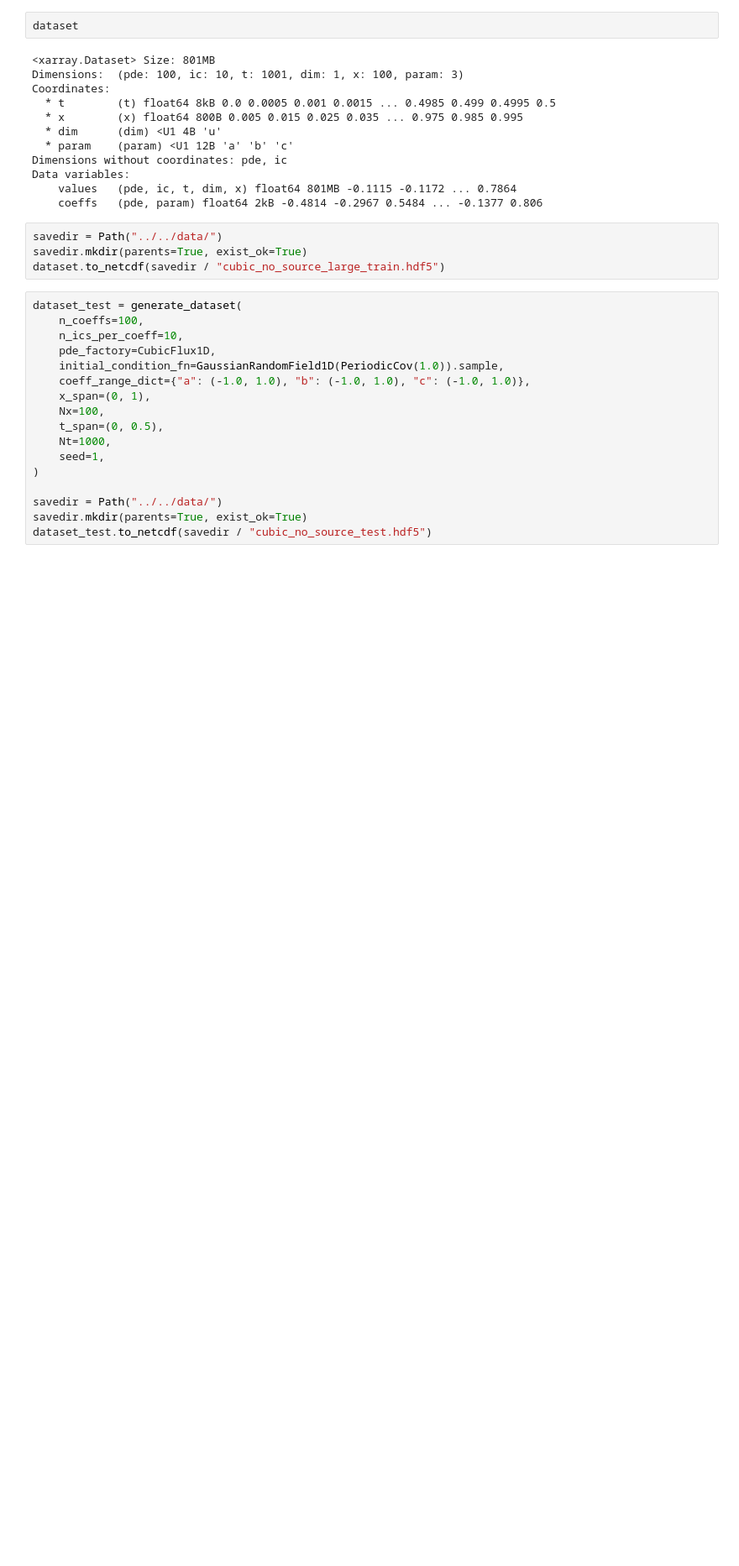
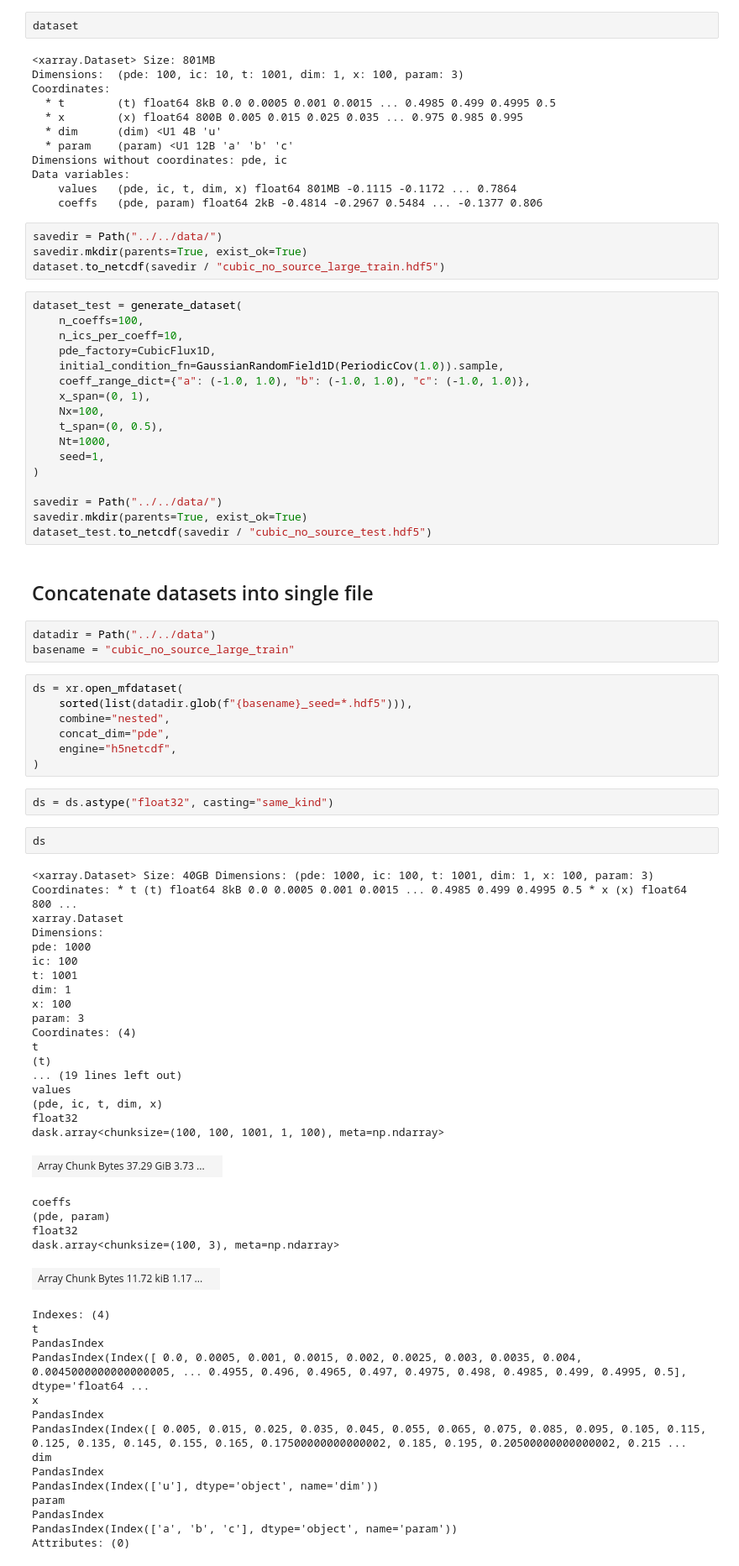
Before and after one commit to xx257xx/CONTEXT_FLUX_NO, a Jupyter notebook: notebooks/data_generation/cubic_flux_1D.ipynb, the cells around one changed output. Shown at 84% size. Cells and saved outputs as stored; diff of their text form; blank space fills up the shorter version.

```diff
--- a/notebooks/data_generation/cubic_flux_1D.ipynb
+++ b/notebooks/data_generation/cubic_flux_1D.ipynb
@@ -74,3 +73,57 @@ dataset_test = generate_dataset(
 savedir = Path("../../data/")
 savedir.mkdir(parents=True, exist_ok=True)
 dataset_test.to_netcdf(savedir / "cubic_no_source_test.hdf5")
+# %% [markdown]
+## Concatenate datasets into single file
+# %%
+datadir = Path("../../data")
+basename = "cubic_no_source_large_train"
+# %%
+ds = xr.open_mfdataset(
+    sorted(list(datadir.glob(f"{basename}_seed=*.hdf5"))),
+    combine="nested",
+    concat_dim="pde",
+    engine="h5netcdf",
+)
+# %%
+ds = ds.astype("float32", casting="same_kind")
+# %%
+ds
+# %% [output]
+<xarray.Dataset> Size: 40GB Dimensions: (pde: 1000, ic: 100, t: 1001, dim: 1, x: 100, param: 3) Coordinates: * t (t) float64 8kB 0.0 0.0005 0.001 0.0015 ... 0.4985 0.499 0.4995 0.5 * x (x) float64 800 ...
+xarray.Dataset
+Dimensions:
+pde: 1000
+ic: 100
+t: 1001
+dim: 1
+x: 100
+param: 3
+Coordinates: (4)
+t
+(t)
+... (19 lines left out)
+values
+(pde, ic, t, dim, x)
+float32
+dask.array<chunksize=(100, 100, 1001, 1, 100), meta=np.ndarray>
+| Array Chunk Bytes 37.29 GiB 3.73 ... |  |
+coeffs
+(pde, param)
+float32
+dask.array<chunksize=(100, 3), meta=np.ndarray>
+| Array Chunk Bytes 11.72 kiB 1.17 ... |  |
+Indexes: (4)
+t
+PandasIndex
+PandasIndex(Index([ 0.0, 0.0005, 0.001, 0.0015, 0.002, 0.0025, 0.003, 0.0035, 0.004, 0.0045000000000000005, ... 0.4955, 0.496, 0.4965, 0.497, 0.4975, 0.498, 0.4985, 0.499, 0.4995, 0.5], dtype='float64 ...
+x
+PandasIndex
+PandasIndex(Index([ 0.005, 0.015, 0.025, 0.035, 0.045, 0.055, 0.065, 0.075, 0.085, 0.095, 0.105, 0.115, 0.125, 0.135, 0.145, 0.155, 0.165, 0.17500000000000002, 0.185, 0.195, 0.20500000000000002, 0.215 ...
+dim
+PandasIndex
+PandasIndex(Index(['u'], dtype='object', name='dim'))
+param
+PandasIndex
+PandasIndex(Index(['a', 'b', 'c'], dtype='object', name='param'))
+Attributes: (0)
```
Also changed, not shown: parts of 3 cells of this notebook, 23 other files.
